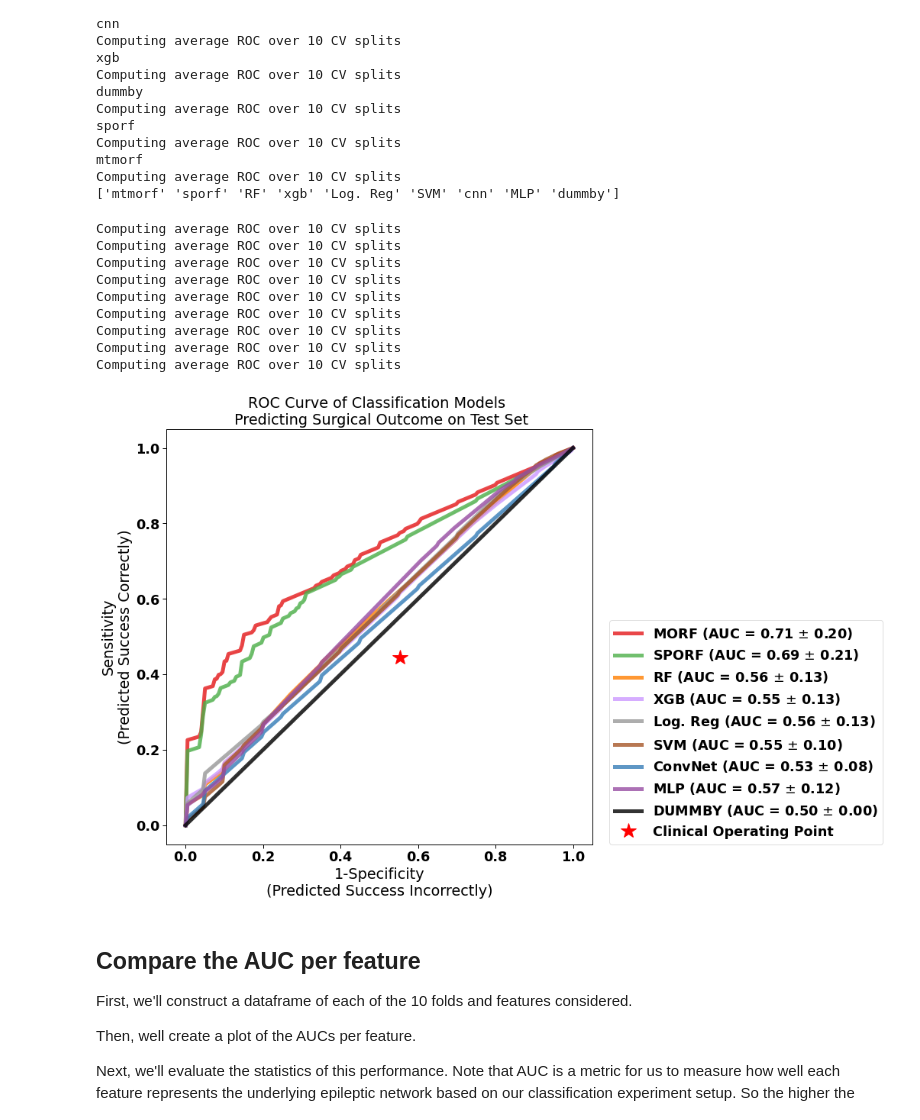
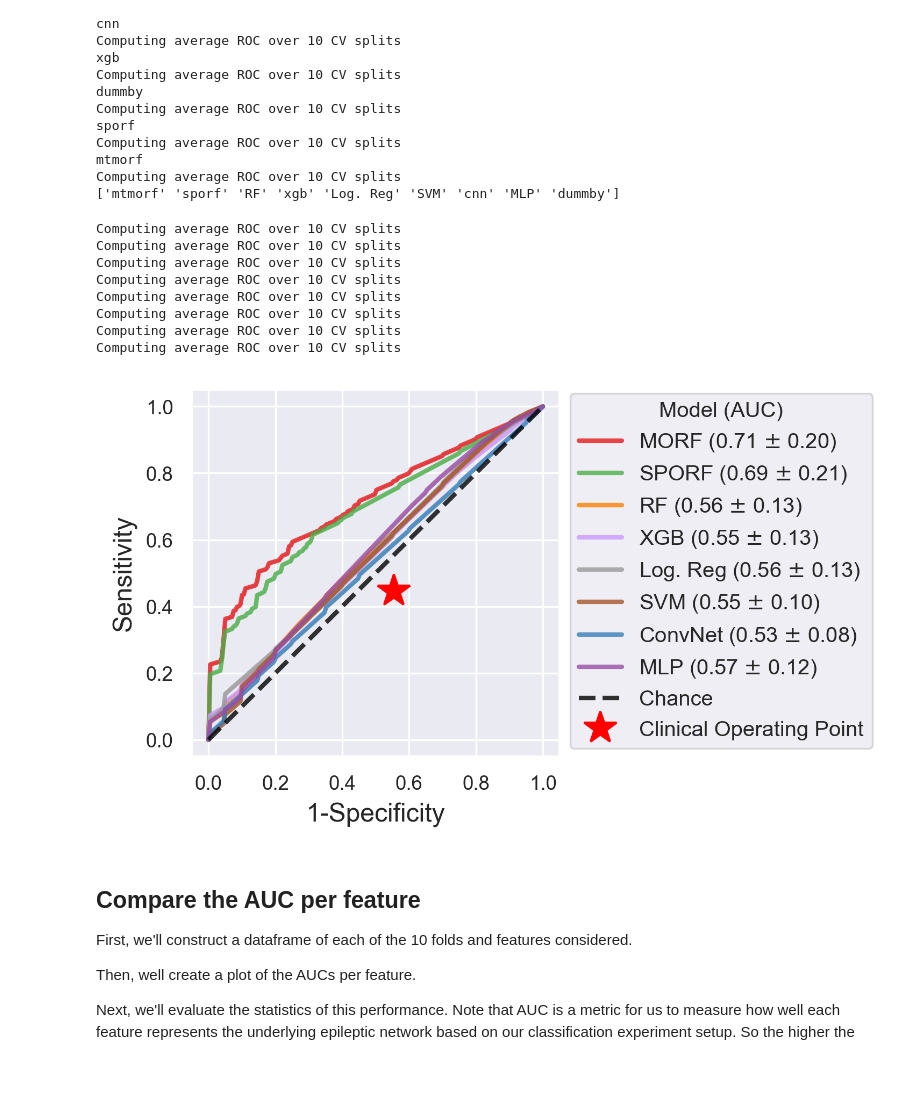
Before and after one commit to adam2392/morf-demo, a Jupyter notebook: notebooks/plot_morf_clf_comparisons.ipynb, the cells around one changed output. Cells and saved outputs as stored; diff of their text form; code cells hidden in the pictures; blank space fills up the shorter version.

```diff
--- a/notebooks/plot_morf_clf_comparisons.ipynb
+++ b/notebooks/plot_morf_clf_comparisons.ipynb
@@ -162,6 +168,24 @@ feature_names = [
 
 The participants.tsv file contains clinical metadata. Let's get the clinical success rate of our dataset
 and total success/failure counts.
+# %%
+def read_participants_tsv(root, participant_id=None, column_keys=None):
+    """Read in ``participants.tsv`` file.
+
+    Allows one to query the columns of the file as
+    a DataFrame and say obtain the list of Engel scores.
+    """
+    participants_tsv_fname = os.path.join(root, 'participants.tsv')
+
+    participants_df = pd.read_csv(participants_tsv_fname, delimiter='\t')
+    if participant_id is not None:
+        participants_df = participants_df[participants_df['participant_id'] == participant_id]
+
+    if column_keys is not None:
+        if not isinstance(column_keys, list):
+            column_keys = [column_keys]
+        participants_df = participants_df[column_keys]
+    return participants_df
 # %%
 pat_df = read_participants_tsv(bids_root)
 subjects = pat_df["participant_id"]
@@ -256,7 +377,7 @@ for clf_name in names:
         / "clf-train-vs-test"
     ).glob(nested_scores_search_pattern)
 
-    fpaths = natsorted(fpaths)
+    fpaths = list(fpaths)# fpaths = natsorted(fpaths)
     for idx, json_fpath in enumerate(fpaths):
         with open(json_fpath, "r") as fin:
             _nested_scores = json.load(fin)
@@ -379,8 +563,15 @@ color_names = {
 # %%
-sns.set_context("paper", font_scale=2.0)
-
+# sns.set_context("paper", font_scale=2.0)
+sns.set_style('darkgrid')
+sns.set_context('paper')
+plt.rcParams.update({
+    "figure.titlesize" : "large",
+    "axes.titlesize" : "large",
+    "axes.labelsize" : "large",
+    "legend.fontsize": "medium",
+})
 # figure to show ROC
-fig, ax = plt.subplots(1, 1, figsize=(10, 10))
+fig, ax = plt.subplots(1, 1, figsize=(5, 3), dpi=300)
 
 # color scheme
 # colors = [
@@ -401,7 +592,8 @@ fig, ax = plt.subplots(1, 1, figsize=(10, 10))
 for idx in range(len(auc_feat_names)):
     # extract the feature name for plotting
     feature_name = np.asarray(auc_feat_names)[auc_sorted_inds][idx]
-
+    if feature_name == 'dummby':
+        continue
     # get the test set performances for this feature
     nested_scores = nested_scores_feature[feature_name]
 
@@ -431,6 +623,7 @@ for idx in range(len(auc_feat_names)):
         .replace("LOG. REG", "Log. Reg")
         .replace("CONVNET", "ConvNet")
         .replace("MTMORF", "MORF")
+        # .replace("DUMMBY", "Dummy")
     )
     color = color_names[feature_name]
 
@@ -580,44 +773,47 @@ for idx in range(len(auc_feat_names)):
 
 ######## format the ROC curve figure ########
 ax.set(
-    ylabel="Sensitivity\n(Predicted Success Correctly)",
-    xlabel="1-Specificity\n(Predicted Success Incorrectly)",
-    title="ROC Curve of Classification Models \n Predicting Surgical Outcome on Test Set",
+    ylabel="Sensitivity",#\n(Predicted Success Correctly)",
+    xlabel="1-Specificity",#\n(Predicted Success Incorrectly)",
+    # title="ROC Curve of Classification Models \n Predicting Surgical Outcome on Test Set",
     #     xlim=[0, 0.05],
     #     ylim=[0.4, 1],
 )
+
+ax.plot(
+    [0, 1], [0, 1], linestyle="--", lw=2, color="black", label="Chance", alpha=0.8
+)
+
 # plot clinical point
 ax.plot(
     clinical_fpr,
     clinical_sensitivity,
     marker="*",
     color="red",
-    markersize=20,
+    markersize=15,
     linestyle="None",
     label="Clinical Operating Point",
 )
 
+
+ax.legend(loc='upper left', bbox_to_anchor=(1, 1.02), title='Model (AUC)')
 fig.tight_layout()
-ax.legend(
-    #     ncol=2,
-    loc=(1.04, 0)
-)
 
 # save figure to disc or not?
 fig.savefig(
     figures_path / f"morf_vs_classifiers_quantilefeatures.pdf", bbox_inches="tight"
 )
+plt.show()
 # %% [output]
 Computing average ROC over 10 CV splits
 Computing average ROC over 10 CV splits
 Computing average ROC over 10 CV splits
 Computing average ROC over 10 CV splits
 Computing average ROC over 10 CV splits
 Computing average ROC over 10 CV splits
 Computing average ROC over 10 CV splits
 Computing average ROC over 10 CV splits
-Computing average ROC over 10 CV splits
-[figure, old version]
+[figure, new version]
 # %% [markdown]
 ## Compare the AUC per feature
 
```
Also changed, not shown: parts of 11 cells of this notebook, 9 other files.
